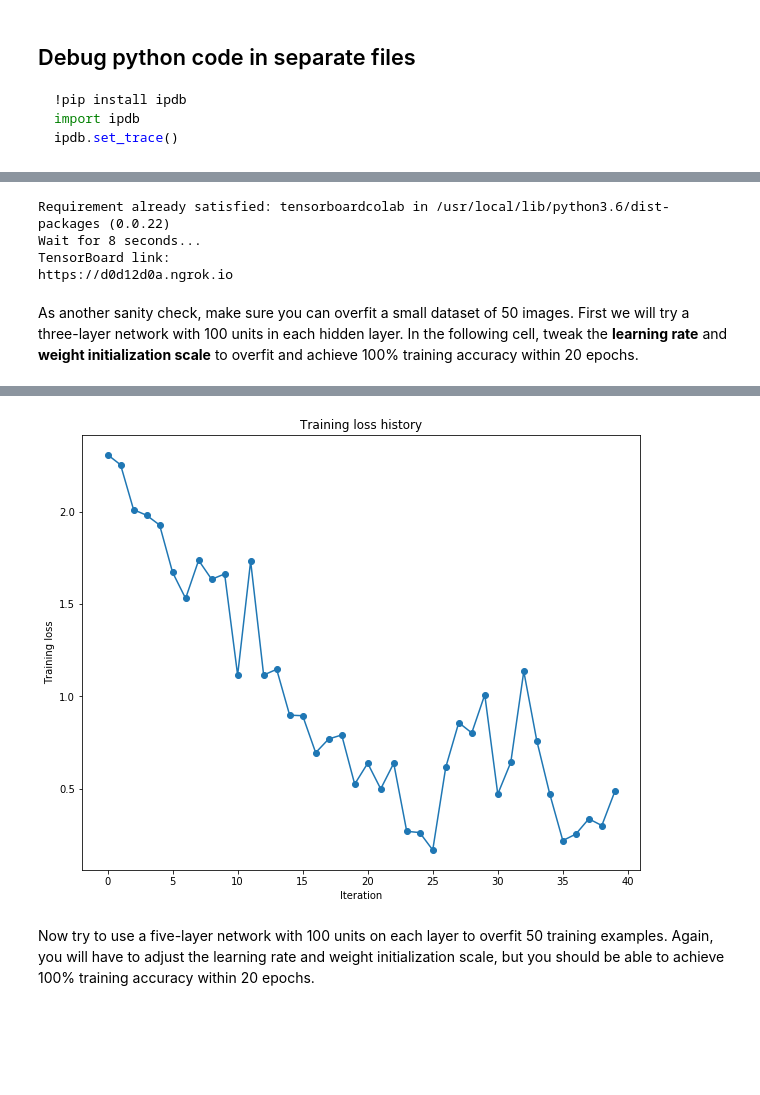
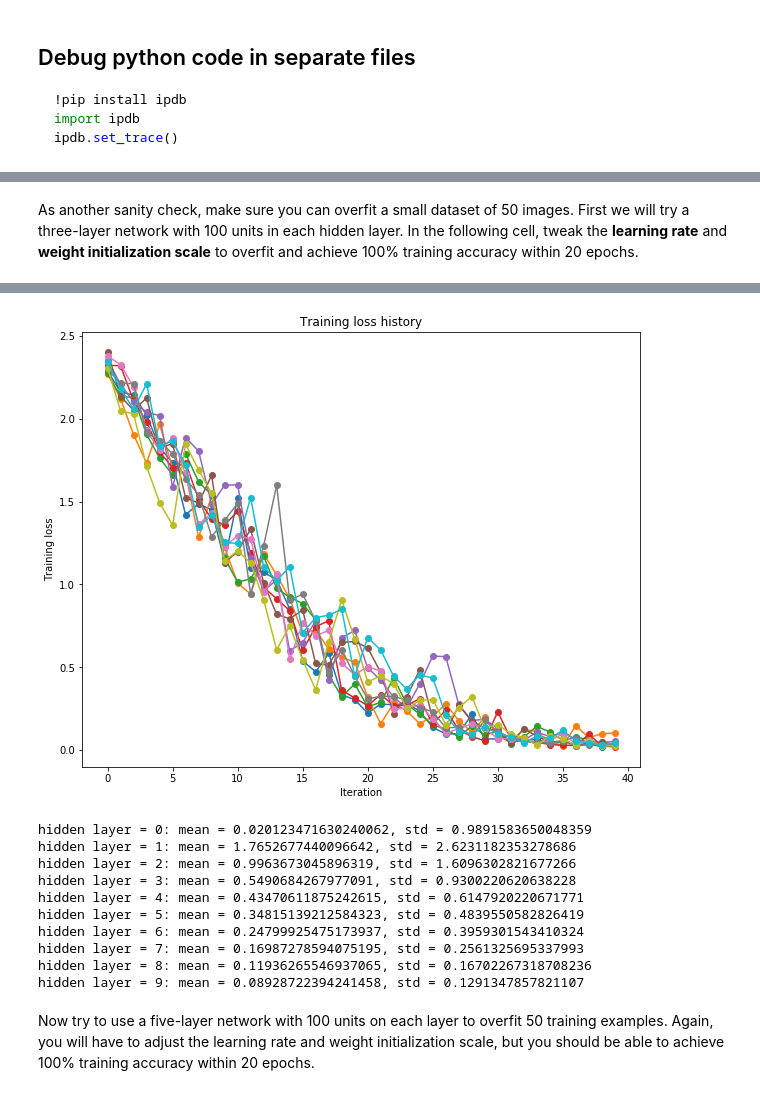
Before and after one commit to aduzhinskaya/cs231n, a Jupyter notebook: assignment2/FullyConnectedNets.ipynb, the cells around one changed output, grey strips where cells are left out. Saved outputs shown, nothing was run; the diff lists cells and outputs as text; code cells hidden in the pictures; blank space fills up the shorter version.

Commit message:
Naive weight initialization with scaled standard normal distribution

```diff
--- a/assignment2/FullyConnectedNets.ipynb
+++ b/assignment2/FullyConnectedNets.ipynb
@@ -544,21 +606,9 @@ with train_summary_writer.as_default():
-# %%
-!pip install tensorboardcolab
-from tensorboardcolab import TensorBoardColab
-
-# Start Tensorboard
-# and open a permanent link using ngrok
-tb = TensorBoardColab(graph_path='logs/tensorboard')
-# %% [output]
-Requirement already satisfied: tensorboardcolab in /usr/local/lib/python3.6/dist-packages (0.0.22)
-Wait for 8 seconds...
-TensorBoard link:
-https://d0d12d0a.ngrok.io
 # %% [markdown]
 As another sanity check, make sure you can overfit a small dataset of 50 images. First we will try a three-layer network with 100 units in each hidden layer. In the following cell, tweak the **learning rate** and **weight initialization scale** to overfit and achieve 100% training accuracy within 20 epochs.
 # %%
 # TODO: Use a three-layer Net to overfit 50 training examples by
 # tweaking just the learning rate and initialization scale.
-
+# np.random.seed(42)
 num_train = 50
 small_data = {
   'X_train': data['X_train'][:num_train],
@@ -567,20 +617,23 @@ small_data = {
   'y_val': data['y_val'],
 }
 
-weight_scale = 1e-2   # Experiment with this!
-learning_rate = 1e-2  # Experiment with this!
-model = FullyConnectedNet([100, 100],
-              weight_scale=weight_scale, dtype=np.float64)
-solver = Solver(model, small_data,
-                print_every=10, num_epochs=20, batch_size=25,
-                update_rule='sgd',
-                optim_config={
-                  'learning_rate': learning_rate,
-                }
-         )
-solver.train()
+learning_rate = 0.009  # Experiment with this!
+weight_scale = 0.01   # Experiment with this!
+for i in range(10):
+    model = FullyConnectedNet([100, 100],
+                weight_scale=weight_scale, dtype=np.float64)
+    solver = Solver(model, small_data, num_epochs=20, batch_size=25,
+                    update_rule='sgd',
+                    optim_config={
+                    'learning_rate': learning_rate,
+                    },
+                    verbose=False
+            )
+    solver.train()
+    print('Train accuracy', solver.check_accuracy(small_data['X_train'], small_data['y_train']),
+          'Loss from to ', solver.loss_history[0], solver.loss_history[-1])
 
-plt.plot(solver.loss_history, '-o')
+    plt.plot(solver.loss_history, '-o', label=i)
 plt.title('Training loss history')
 plt.xlabel('Iteration')
 plt.ylabel('Training loss')
@@ -606,4 +652,35 @@ plt.show()
-[figure, old version]
+[figure, new version]
+# %%
+# TODO: Use a three-layer Net to overfit 50 training examples by
+# tweaking just the learning rate and initialization scale.
+# np.random.seed(42)
+weight_scale = 0.1   # Experiment with this!
+
+hidden_num = 10
+model = FullyConnectedNet([100]*hidden_num,
+        weight_scale=weight_scale, dtype=np.float64)
+
+# feed mean train image
+# out = data['X_train'].mean(axis=0, keepdims=1)
+out = np.random.randn(1, 32, 32, 3)
+
+for i in range(0, hidden_num):
+    print(f'hidden layer = {i}: mean = {out.mean()}, std = {out.std()}')
+
+    w = model.params[f'W{i+1}']
+    b = model.params[f'b{i+1}']
+    out, *other = affine_relu_forward(out, w, b)
+# %% [output]
+hidden layer = 0: mean = 0.020123471630240062, std = 0.9891583650048359
+hidden layer = 1: mean = 1.7652677440096642, std = 2.6231182353278686
+hidden layer = 2: mean = 0.9963673045896319, std = 1.6096302821677266
+hidden layer = 3: mean = 0.5490684267977091, std = 0.9300220620638228
+hidden layer = 4: mean = 0.43470611875242615, std = 0.6147920220671771
+hidden layer = 5: mean = 0.34815139212584323, std = 0.4839550582826419
+hidden layer = 6: mean = 0.24799925475173937, std = 0.3959301543410324
+hidden layer = 7: mean = 0.16987278594075195, std = 0.2561325695337993
+hidden layer = 8: mean = 0.11936265546937065, std = 0.16702267318708236
+hidden layer = 9: mean = 0.08928722394241458, std = 0.1291347857821107
 # %% [markdown]
 Now try to use a five-layer network with 100 units on each layer to overfit 50 training examples. Again, you will have to adjust the learning rate and weight initialization scale, but you should be able to achieve 100% training accuracy within 20 epochs.
 # %%
```
Also changed, not shown: parts of 13 cells of this notebook, 1 other file.
